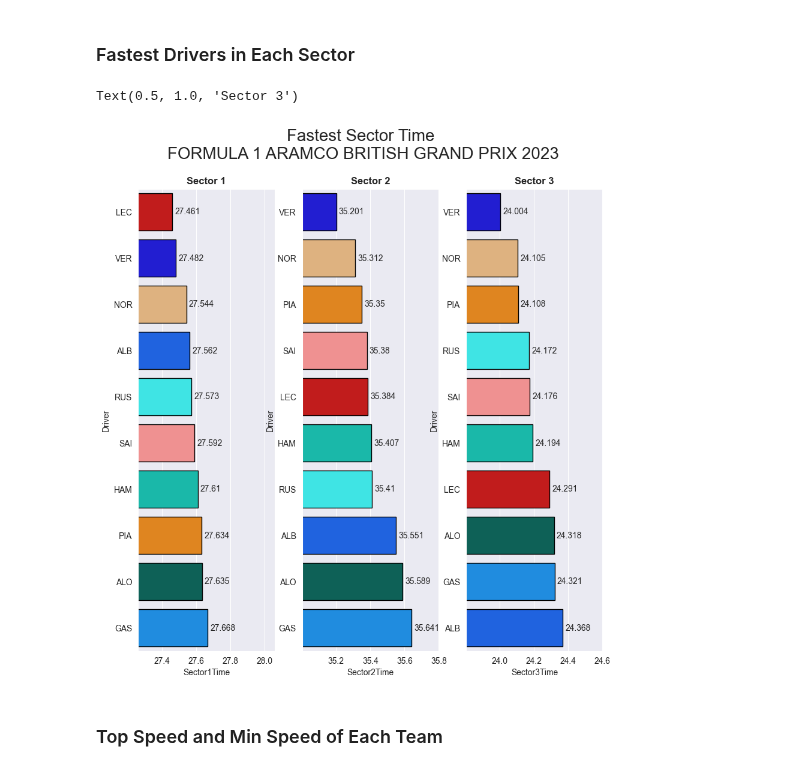
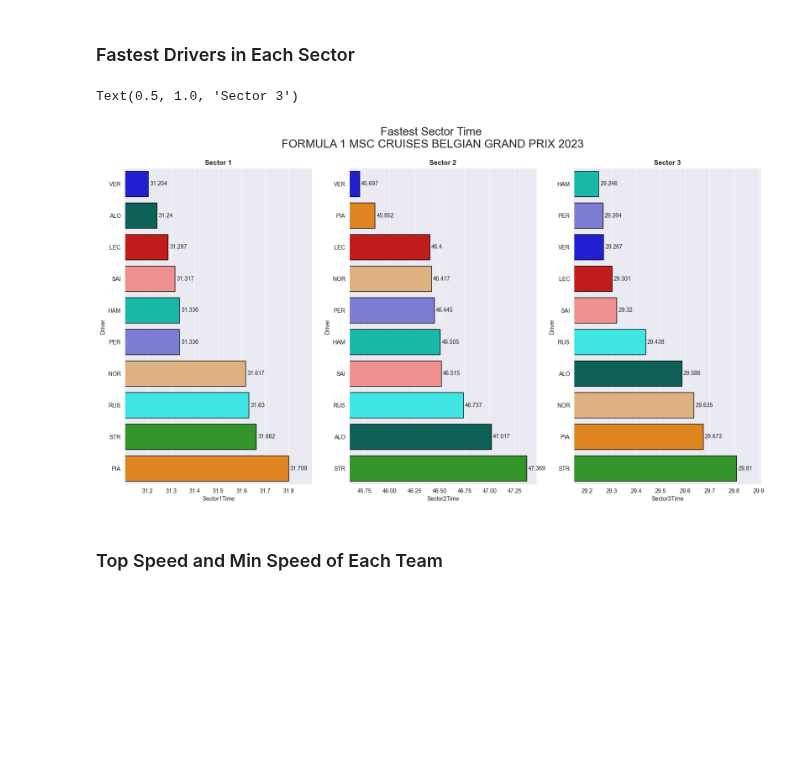
Before and after one commit to edmundhong/formula1-dataanalysis, a Jupyter notebook: Best Lap Analysis.ipynb, the cells around one changed output. Cells and saved outputs as stored; diff of their text form; code cells hidden in the pictures; blank space fills up the shorter version.

```diff
--- a/Best Lap Analysis.ipynb
+++ b/Best Lap Analysis.ipynb
@@ -29,7 +29,7 @@ pd.set_option('display.max_columns', None)
 # %%
 # input session and year
 year = 2023
-location = 'Silverstone'
+location = 'Belgium'
 session = 'Q'
 
 # get session
@@ -104,7 +104,10 @@ df_results = df_results.sort_values('GapToBest')
 driver_color = {}
 for index,row in df_results.iterrows():
     driver = row['Abbreviation']
-    driver_color[driver] = fastf1.plotting.driver_color(driver)
+    if driver == 'RIC':
+        driver_color[driver] = fastf1.plotting.driver_color('DEV')
+    else:
+        driver_color[driver] = fastf1.plotting.driver_color(driver)
 
 plt.figure(figsize=(10,10))
 sns.barplot(data=df_results, x='GapToBest', y='Abbreviation', palette=driver_color,  edgecolor='black')
@@ -259,32 +262,32 @@ plt.show()
 # %%
 # Get the top 10 fastest SectorTime
 top_10_sector1 = df.groupby(['Driver'])['Sector1Time'].min().sort_values().head(10).reset_index()
 top_10_sector2 = df.groupby(['Driver'])['Sector2Time'].min().sort_values().head(10).reset_index()
 top_10_sector3 = df.groupby(['Driver'])['Sector3Time'].min().sort_values().head(10).reset_index()
 
-fig, ax = plt.subplots(1,3, figsize=(10, 10))
+fig, ax = plt.subplots(1,3, figsize=(20, 10))
 fig.suptitle('Fastest Sector Time \n'+race_name, fontsize=20)
 
 # Sector 1
 sns.barplot(x=top_10_sector1['Sector1Time'], y=top_10_sector1['Driver'], palette=driver_color, ax=ax[0], edgecolor='black')
 ax[0].bar_label(ax[0].containers[0], padding=3)
-ax[0].set_xlim(top_10_sector1.Sector1Time[0]-0.2,top_10_sector1.Sector1Time[0]+0.6)
+ax[0].set_xlim(top_10_sector1.Sector1Time[0]-0.1,top_10_sector1.Sector1Time[9]+0.1)
 ax[0].set_title('Sector 1', fontweight="bold")
 
 # Sector 2
 sns.barplot(x=top_10_sector2['Sector2Time'], y=top_10_sector2['Driver'], palette=driver_color, ax=ax[1], edgecolor='black')
 ax[1].bar_label(ax[1].containers[0], padding=3)
-ax[1].set_xlim(top_10_sector2.Sector2Time[0]-0.2,top_10_sector2.Sector2Time[0]+0.6)
+ax[1].set_xlim(top_10_sector2.Sector2Time[0]-0.1,top_10_sector2.Sector2Time[9]+0.1)
 ax[1].set_title('Sector 2', fontweight="bold")
 
 # Sector 3
 sns.barplot(x=top_10_sector3['Sector3Time'], y=top_10_sector3['Driver'], palette=driver_color, ax=ax[2], edgecolor='black')
 ax[2].bar_label(ax[2].containers[0], padding=3)
-ax[2].set_xlim(top_10_sector3.Sector3Time[0]-0.2,top_10_sector3.Sector3Time[0]+0.6)
+ax[2].set_xlim(top_10_sector3.Sector3Time[0]-0.1,top_10_sector3.Sector3Time[9]+0.1)
 ax[2].set_title('Sector 3', fontweight="bold")
 # %% [output]
 Text(0.5, 1.0, 'Sector 3')
-[figure, old version]
+[figure, new version]
 # %% [markdown]
 ### Top Speed and Min Speed of Each Team
 # %%
```
Also changed, not shown: parts of 6 cells of this notebook, 1 other file.
